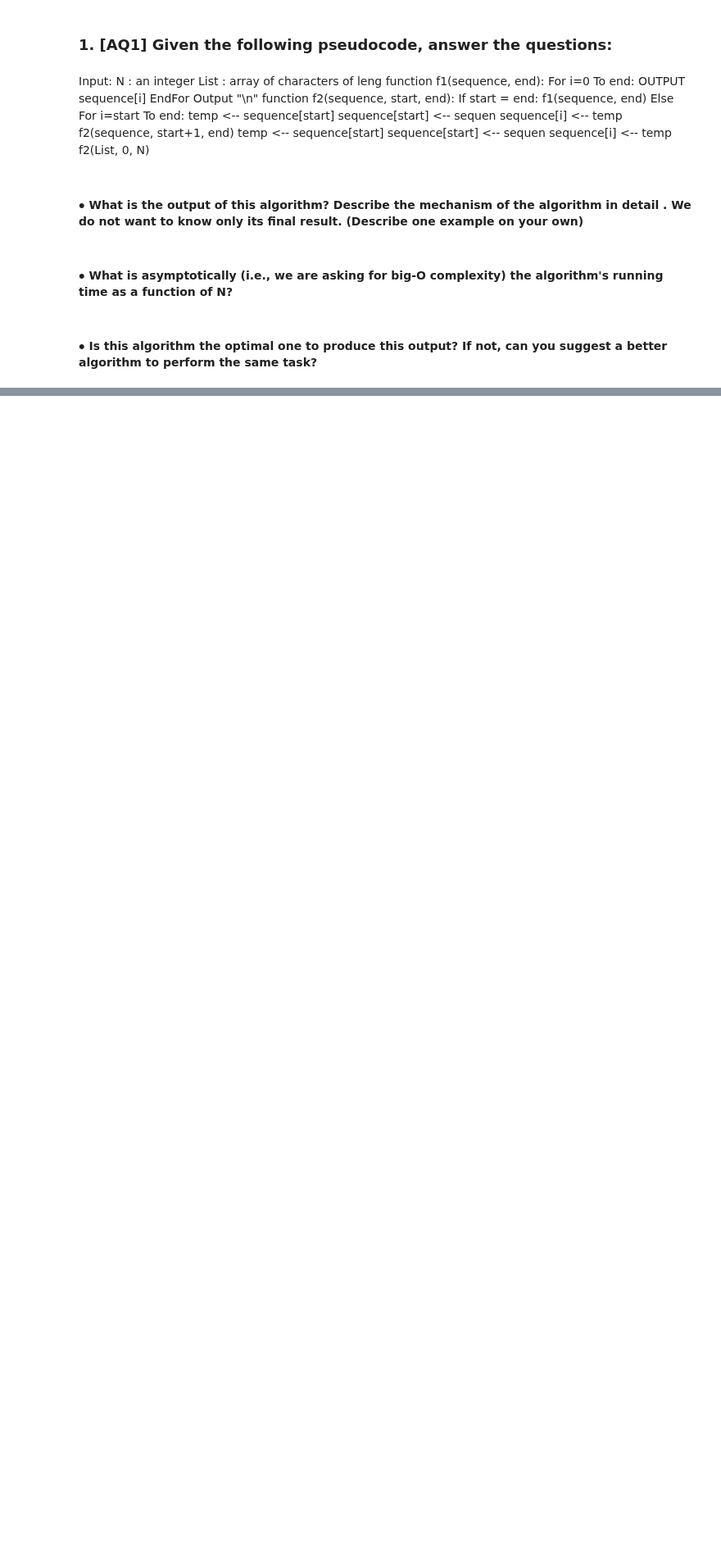
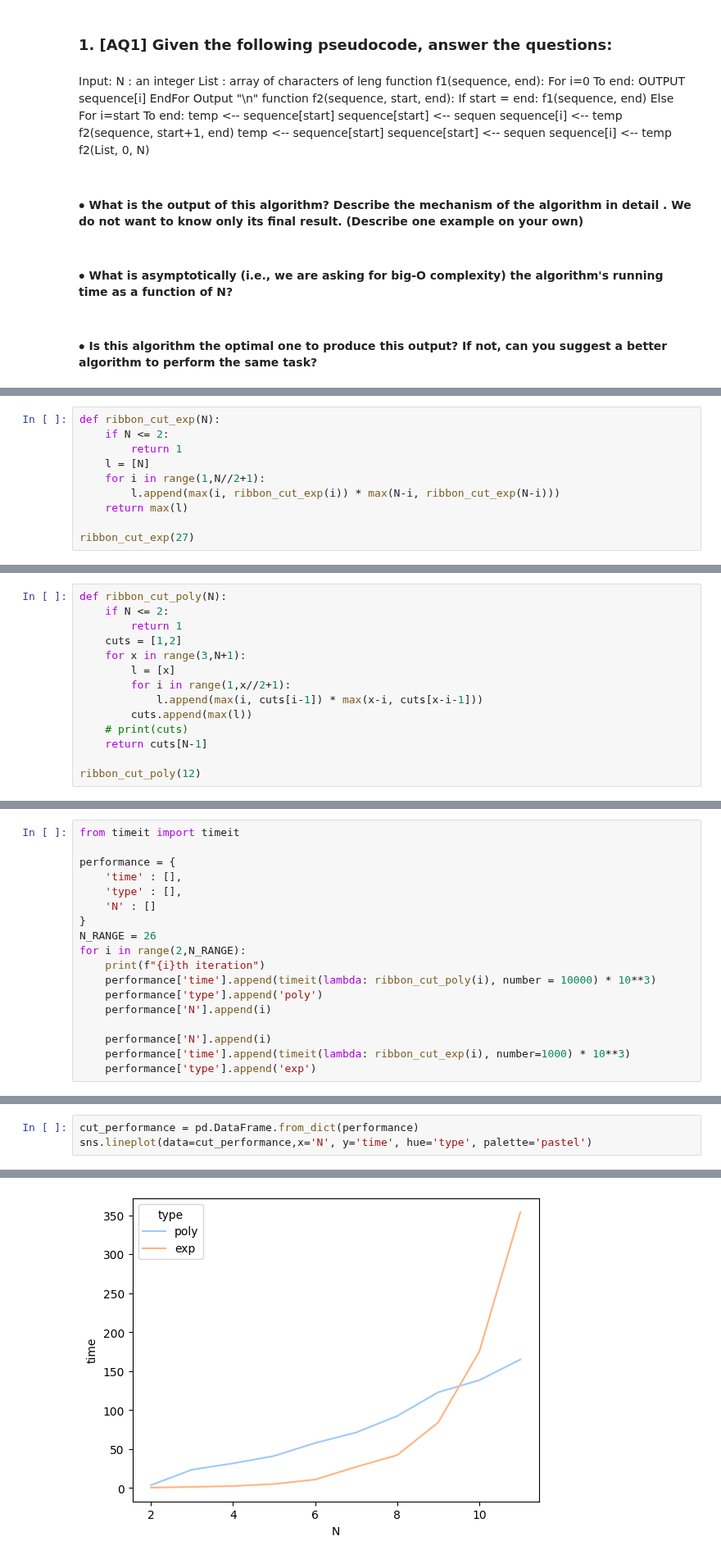
Before and after one commit to Prot10/ADM_HW_2, a Jupyter notebook: general.ipynb, the cells around one changed output, grey strips where cells are left out. Shown at 82% size. Drawn from its saved outputs; the diff is of its cells as text; blank space fills up the shorter version.

```diff
--- a/general.ipynb
+++ b/general.ipynb
@@ -684,0 +675,10 @@ Output "\n"
+# %%
+def ribbon_cut_exp(N):
+    if N <= 2:
+        return 1
+    l = [N]
+    for i in range(1,N//2+1):
+        l.append(max(i, ribbon_cut_exp(i)) * max(N-i, ribbon_cut_exp(N-i)))
+    return max(l)
+
+ribbon_cut_exp(27)
@@ -684,0 +698,14 @@ Output "\n"
+# %%
+def ribbon_cut_poly(N):
+    if N <= 2:
+        return 1
+    cuts = [1,2]
+    for x in range(3,N+1):
+        l = [x]
+        for i in range(1,x//2+1):
+            l.append(max(i, cuts[i-1]) * max(x-i, cuts[x-i-1]))
+        cuts.append(max(l))
+    # print(cuts)
+    return cuts[N-1]
+
+ribbon_cut_poly(12)
@@ -684,0 +722,18 @@ Output "\n"
+# %%
+from timeit import timeit
+
+performance = {
+    'time' : [],
+    'type' : [],
+    'N' : []
+}
+N_RANGE = 26
+for i in range(2,N_RANGE):
+    print(f"{i}th iteration")
+    performance['time'].append(timeit(lambda: ribbon_cut_poly(i), number = 10000) * 10**3)
+    performance['type'].append('poly')
+    performance['N'].append(i)
+
+    performance['N'].append(i)
+    performance['time'].append(timeit(lambda: ribbon_cut_exp(i), number=1000) * 10**3)
+    performance['type'].append('exp')
@@ -684,0 +751,4 @@ Output "\n"
+# %%
+cut_performance = pd.DataFrame.from_dict(performance)
+sns.lineplot(data=cut_performance,x='N', y='time', hue='type', palette='pastel')
+# %% [output]
@@ -684,0 +756 @@ Output "\n"
+[figure, added]
```
Also changed, not shown: parts of 27 cells of this notebook, 1 other file.
